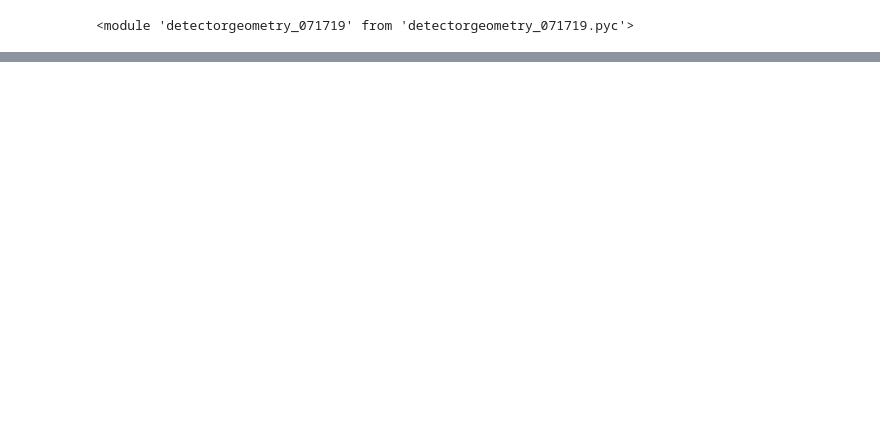
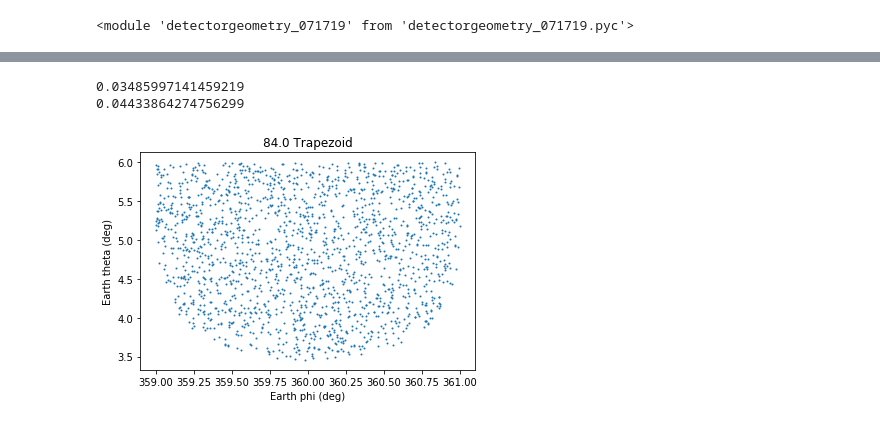
Before and after one commit to afromero/tau_point_source_sim, a Jupyter notebook: Geometry_Comparison.ipynb, the cells around one changed output, grey strips where cells are left out. Cells and saved outputs as stored; diff of their text form; code cells hidden in the pictures; blank space fills up the shorter version.

```diff
--- a/Geometry_Comparison.ipynb
+++ b/Geometry_Comparison.ipynb
@@ -71,3 +33,33 @@ plt.show()
+# %%
+#print A, e_phi, view_angle
+plt.scatter(degrees(np.unwrap(e_phi)), degrees(e_theta),s=1)
+plt.xlabel("Earth phi (deg)")
+plt.ylabel("Earth theta (deg)")
+# plt.axhline(degrees(min(e_theta)))
+# plt.axhline(degrees(max(e_theta)))
+# plt.axvline(degrees(min(e_phi)))
+# plt.axvline(degrees(max(e_phi)))
+
+print radians(max(degrees(np.unwrap(e_phi)))-min(degrees(np.unwrap(e_phi))))
+print radians(max(degrees(np.unwrap(e_theta)))-min(degrees(np.unwrap(e_theta))))
+
+
+# plt.scatter(e_phi, e_theta,s=1)
+# plt.xlabel("Earth phi (rad)")
+# plt.ylabel("Earth theta (rad)")
+# plt.axhline(min(e_theta))
+# plt.axhline(max(e_theta))
+# plt.axvline(min(e_phi))
+# plt.axvline(max(e_phi))
+
+plt.title(str(round(degrees(theta_src),1))+" Trapezoid")
+#plt.ylim(0.8*min(degrees(samp_t_e) ),1.2*max(degrees(samp_t_e) ))
+
+plt.show()
+# %% [output]
+0.03485997141459219
+0.04433864274756299
+[figure, added]
 # %%
 h = 35.5 #km
 R = 6356. # km
```
Also changed, not shown: parts of 3 cells of this notebook, 1 other file.
